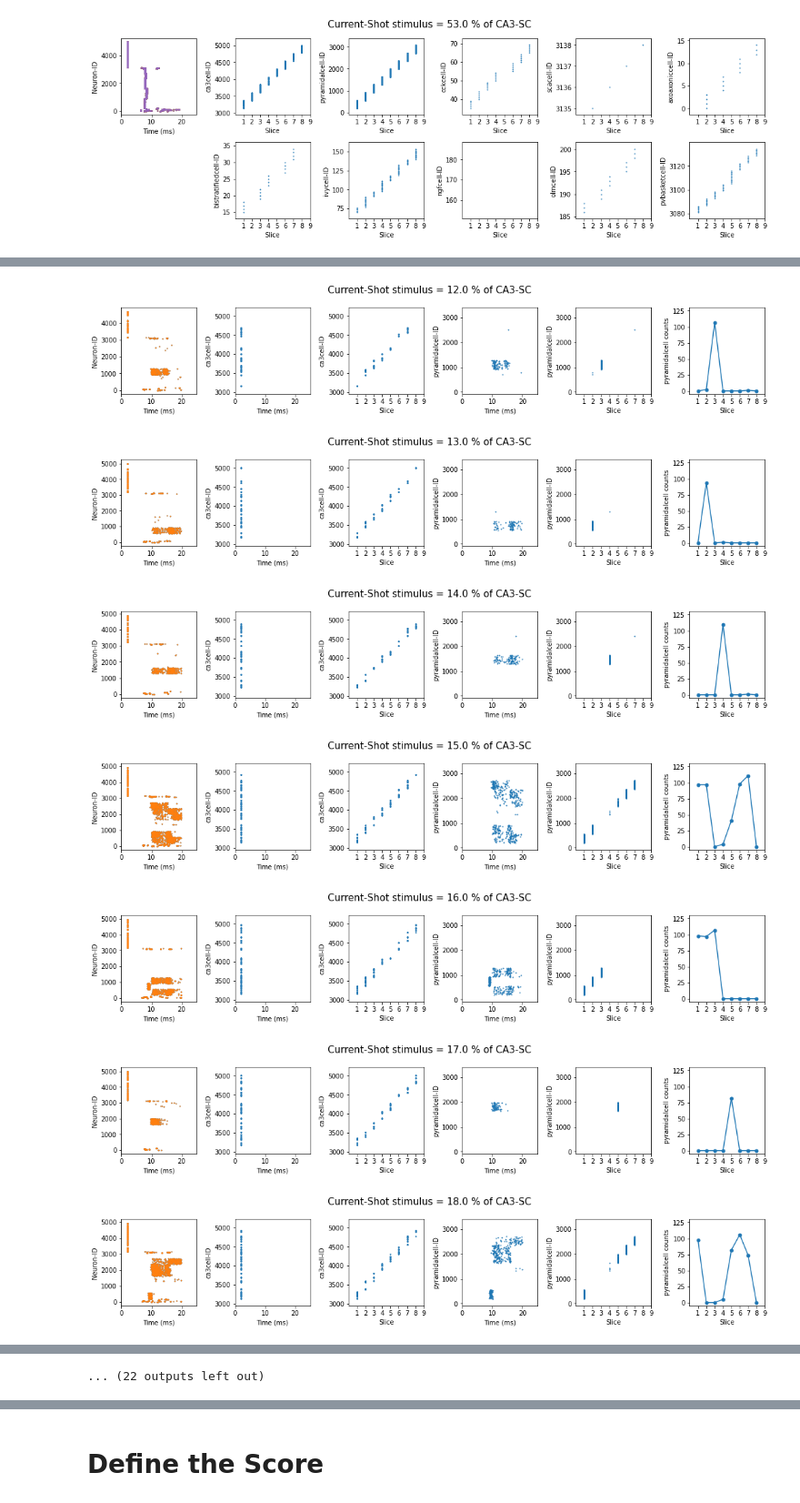
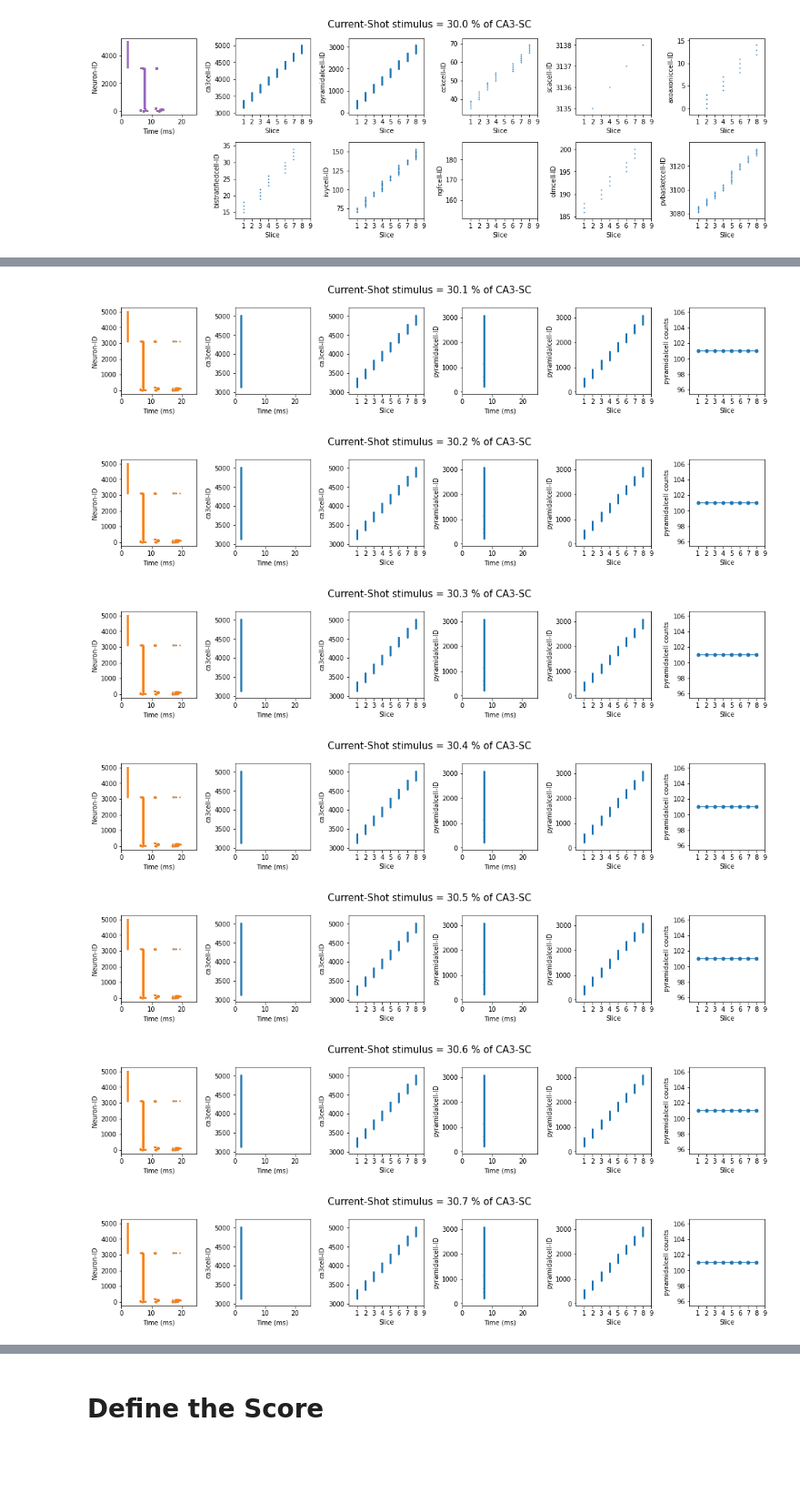
Before and after one commit to pedroernesto/BezaireSoltesz_CA1model, a Jupyter notebook: jobscripts/BezaireSoltesz_CA1model_SciUnit_classes.ipynb, the cells around one changed output, grey strips where cells are left out. Shown: that part at 91% size. Cells and saved outputs as stored; diff of their text form; code cells hidden in the pictures; blank space fills up the shorter version.

Commit message:
Add more randomness to current-shot stimulation protocol

```diff
--- a/jobscripts/BezaireSoltesz_CA1model_SciUnit_classes.ipynb
+++ b/jobscripts/BezaireSoltesz_CA1model_SciUnit_classes.ipynb
@@ -50,6 +50,10 @@ class BezaireSoltesz_CA1model(sciunit.Model,cap_generates_spikeraster):
     def __init__(self, model_path = '../modeldbca1', results_dir='results', run_dir=None):
         sciunit.Model.__init__(self, name = "BezaireSoltesz_CA1model")
         self.result_path = os.path.join(model_path, results_dir, run_dir)
+
+        self.result_figs = os.path.join(model_path, results_dir, "figures", "Sasaki_experiment")
+        if not os.path.exists(self.result_figs):
+            os.makedirs(self.result_figs)
 
     def read_model_result(self, file_name):
         file_path = os.path.join(self.result_path, file_name)
@@ -138,21 +168,27 @@ for j in range(53,54):
 # %% [output]
 [figure]
+# %%
+# %matplotlib agg
+
+j=11; i=0;
+run_dir = f'run_Sasaki_Scale_100_CurrentShotStim_0{j}_{i}_SimDuration_{Duration}_Procs_8'
+model = BezaireSoltesz_CA1model(run_dir = run_dir)
+
+cellType_UnderStudy = cell_types[1]
+neuron_slice_data = model.read_model_result(f'neuron_{cellType_UnderStudy}_slice_ids.dat')
+cells_monitored_IDs = []
+for slice in range(0,SlicesNum):
+    cells_slice_inds = np.in1d(neuron_slice_data[:,1], [slice])
+    cells_slice = neuron_slice_data[cells_slice_inds,0]
+    cells_monitored_IDs.append(np.random.choice(cells_slice, size=101, replace=False))
 # %%
-j=11; i=0;
-run_dir = f'run_Sasaki_Scale_100_CurrentShotStim_0{j}_{i}_SimDuration_{Duration}_Procs_8'
-model = BezaireSoltesz_CA1model(run_dir = run_dir)
-
-cellType = "pyramidalcell"
-neuron_slice_data = model.read_model_result(f'neuron_{cellType}_slice_ids.dat')
-cells_monitored_IDs = np.random.choice(neuron_slice_data[:,0], size=101*8, replace=False)
-
 plt.close('all')
 
-cell_types = [ "ca3cell", "pyramidalcell"]
+cell_types = [ "ca3cell", cellType_UnderStudy]
 ncols=5
-for j in range(11,45):
-    for i in range(0, 1):
-        run_dir = f'run_Sasaki_Scale_100_CurrentShotStim_0{j}_{i}_SimDuration_{Duration}_Procs_8'
+for j in range(30,31):
+    for i in range(0,10):
+        run_dir = f'run_Sasaki_Scale_100_CurrentShotStim_0{j}_{i}_SimDuration_{Duration}_Procs_8_test'
         model = BezaireSoltesz_CA1model(run_dir = run_dir)
 
         spikeraster_data = model.read_model_result('spikeraster.dat')
@@ -167,7 +203,7 @@ for j in range(11,45):
             min_ID = min(neuron_slice_data[:,0]); max_ID = max(neuron_slice_data[:,0])
             min_ID = min_ID - (max_ID - min_ID)/10; max_ID = max_ID + (max_ID - min_ID)/10;
 
-            if cellType is not "pyramidalcell":
+            if cellType is not cellType_UnderStudy:
                 cells_IDs = neuron_slice_data[:,0]
             else:
                 cells_IDs = cells_monitored_IDs
@@ -180,17 +216,25 @@ for j in range(11,45):
             # Filtering out the cellType neurons from the slicing data
             neuron_slices_inds = np.in1d(neuron_slice_data[:,0], spikeraster_data[neuron_spikes_inds,1])
             ax[2+2*(type_i%2)].plot(1+neuron_slice_data[neuron_slices_inds,1], neuron_slice_data[neuron_slices_inds,0], 'o', markersize=1)
-            ax[2+2*(type_i%2)].set(ylabel=f'{cellType}-ID', xlabel='Slice', xlim=[0, 8], ylim = [min_ID, max_ID], xticks =range(1,10))
+            ax[2+2*(type_i%2)].set(ylabel=f'{cellType}-ID', xlabel='Slice', xlim=[0, SlicesNum], ylim = [min_ID, max_ID], xticks =range(1,10))
 
-            if cellType is "pyramidalcell":
+            if cellType is cellType_UnderStudy:
                 slices_act, cells_act = np.unique(neuron_slice_data[neuron_slices_inds,1], return_counts=True)
                 all_slices = np.arange(0, 1 + int(max(neuron_slice_data[:,1]) ))
                 cell_counts = np.zeros(len(all_slices))
                 cell_counts[slices_act.astype(int)] = cells_act
                 ax[3+2*(type_i%2)].plot(1+all_slices, cell_counts, '-o', markersize=5)
-                ax[3+2*(type_i%2)].set(ylabel=f'{cellType} counts', xlabel='Slice', xlim=[0, 8], ylim=[-5, 130], xticks =range(1,10))
-
+                ax[3+2*(type_i%2)].set(ylabel=f'{cellType} counts', xlabel='Slice', xlim=[0, SlicesNum],  xticks =range(1,10))
+                # ylim=[-5, 130],
         fig.suptitle(f'Current-Shot stimulus = {j}.{i} % of CA3-SC', fontsize=15)
         fig.tight_layout()
         fig.subplots_adjust(top=0.82)
+
+        if j< 10:
+            fig_name = f'CurrentShotStim_00{j}_{i}_SimDuration_{Duration}_all_{cellType_UnderStudy}.png'
+        else:
+            fig_name = f'CurrentShotStim_0{j}_{i}_SimDuration_{Duration}_all_{cellType_UnderStudy}.png'
+
+        fig_path = os.path.join(model.result_figs, fig_name)
+        # fig.savefig(fig_path)
 # %% [output]
@@ -198,7 +242,7 @@ for j in range(11,45):
-[figure, old version]
+[figure, new version]
-[figure, old version]
+[figure, new version]
-[figure, old version]
+[figure, new version]
-[figure, old version]
+[figure, new version]
-[figure, old version]
+[figure, new version]
-[figure, old version]
+[figure, new version]
-[figure, old version]
+[figure, new version]
@@ -209,4 +251,3 @@ for j in range(11,45):
-... (22 outputs left out)
 # %%
 plt.close('all')
 
```
Also changed, not shown: parts of 5 cells of this notebook, 7 other files.
